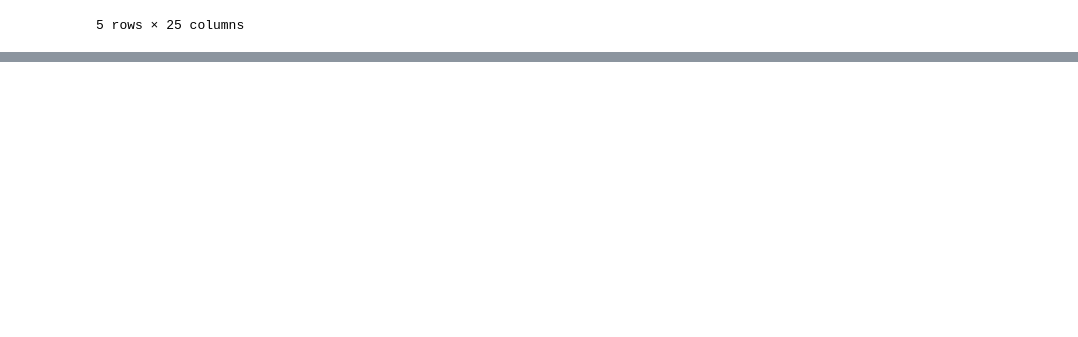
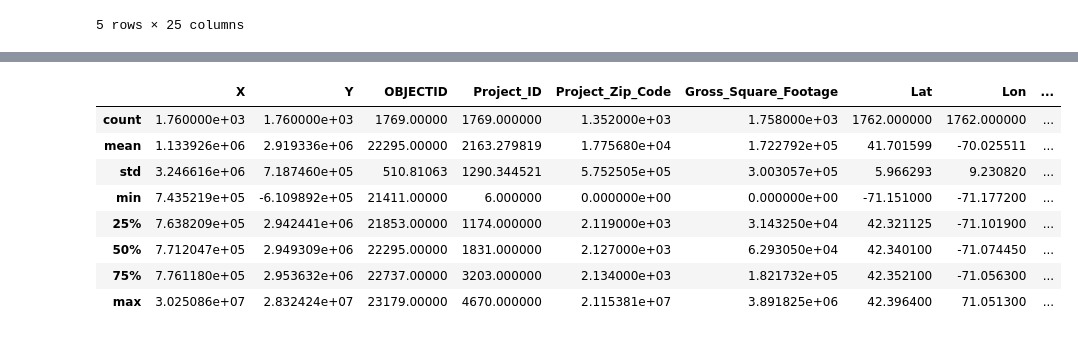
Before and after one commit to BU-Spark/ds-boston-permitting, a Jupyter notebook: fa23-team-c/Code/article80_EDA.ipynb, the cells around one changed output, grey strips where cells are left out. Cells and saved outputs as stored; diff of their text form; code cells hidden in the pictures; blank space fills up the shorter version.

```diff
--- a/fa23-team-c/Code/article80_EDA.ipynb
+++ b/fa23-team-c/Code/article80_EDA.ipynb
@@ -18,0 +42,15 @@ data.head()
+# %%
+# Obtain summary statistics for numerical columns
+numerical_summary = data.describe()
+
+numerical_summary
+# %% [output]
+|  | X | Y | OBJECTID | Project_ID | Project_Zip_Code | Gross_Square_Footage | Lat | Lon | ... |
+| count | 1.760000e+03 | 1.760000e+03 | 1769.00000 | 1769.000000 | 1.352000e+03 | 1.758000e+03 | 1762.000000 | 1762.000000 | ... |
+| mean | 1.133926e+06 | 2.919336e+06 | 22295.00000 | 2163.279819 | 1.775680e+04 | 1.722792e+05 | 41.701599 | -70.025511 | ... |
+| std | 3.246616e+06 | 7.187460e+05 | 510.81063 | 1290.344521 | 5.752505e+05 | 3.003057e+05 | 5.966293 | 9.230820 | ... |
+| min | 7.435219e+05 | -6.109892e+05 | 21411.00000 | 6.000000 | 0.000000e+00 | 0.000000e+00 | -71.151000 | -71.177200 | ... |
+| 25% | 7.638209e+05 | 2.942441e+06 | 21853.00000 | 1174.000000 | 2.119000e+03 | 3.143250e+04 | 42.321125 | -71.101900 | ... |
+| 50% | 7.712047e+05 | 2.949309e+06 | 22295.00000 | 1831.000000 | 2.127000e+03 | 6.293050e+04 | 42.340100 | -71.074450 | ... |
+| 75% | 7.761180e+05 | 2.953632e+06 | 22737.00000 | 3203.000000 | 2.134000e+03 | 1.821732e+05 | 42.352100 | -71.056300 | ... |
+| max | 3.025086e+07 | 2.832424e+07 | 23179.00000 | 4670.000000 | 2.115381e+07 | 3.891825e+06 | 42.396400 | 71.051300 | ... |
```
Also changed, not shown: parts of 3 cells of this notebook.
